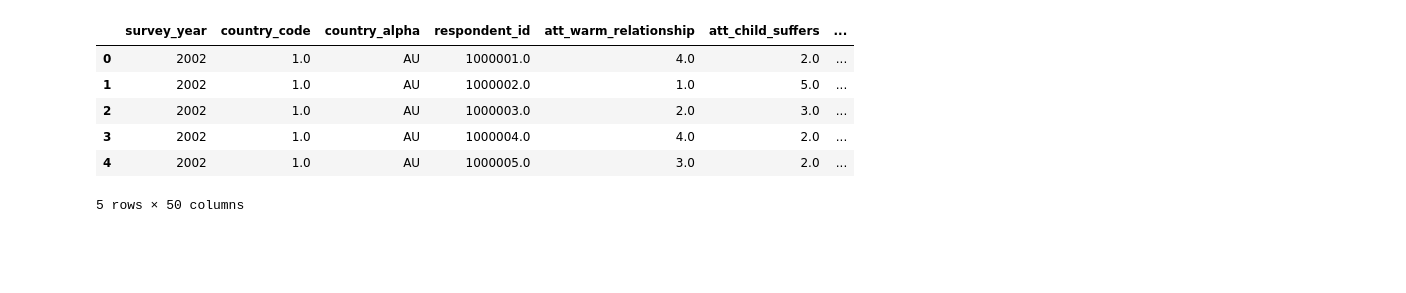
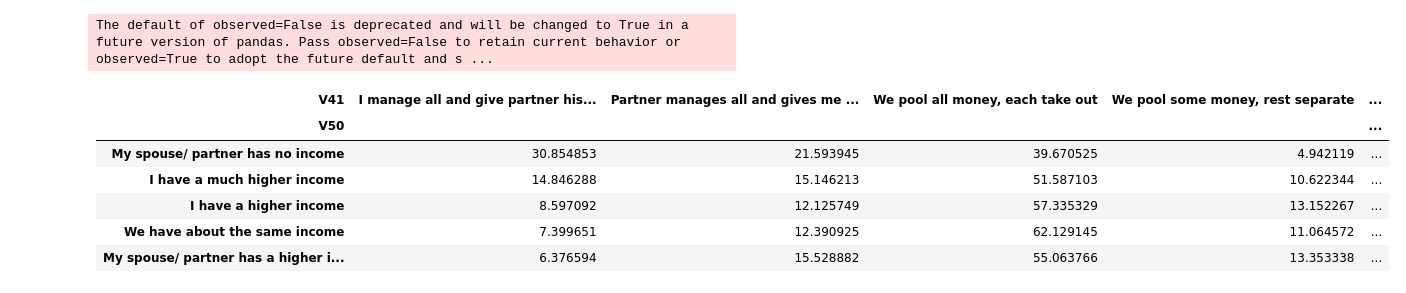
Before and after one commit to ashishpapanai/2025-02-ActionWords, a Jupyter notebook: notebooks/sidd.ipynb, the cells around one changed output. Saved outputs shown, nothing was run; the diff lists cells and outputs as text; code cells hidden in the pictures; blank space fills up the shorter version.

```diff
--- a/notebooks/sidd.ipynb
+++ b/notebooks/sidd.ipynb
@@ -9,0 +37,8 @@ df = pd.read_csv("../data/harmonized/issp_harmonized_2002_2012_2022.csv")
+# %%
+with pd.io.stata.StataReader("../dta files/2012.dta", convert_categoricals=True) as rdr:
+    cols = [c for c in rdr.variable_labels().keys() if c not in {"ISCO88", "SPISCO88"}]
+    df_2012 = rdr.read(columns=cols)
+
+with pd.io.stata.StataReader("../dta files/2002.dta", convert_categoricals=True) as rdr:
+    cols = [c for c in rdr.variable_labels().keys() if c not in ["v241","v247"]]
+    df_2002 = rdr.read(columns=cols)
@@ -10,10 +333,36 @@ df = pd.read_csv("../data/harmonized/issp_harmonized_2002_2012_2022.csv")
+# %%
+bad = "NAP, no partner (3 (AT,BE,CH,CL,ES,IN,IS,KR,NL,NO,PL,SK,US:2,3;AR,BG,CZ,PT:2,3,7;IL:3,7) in PARTLIV;TW:3-6 in MARITAL)"
+bad_v41 = {
+    "Don't know, KR: don't know, refused",
+    "No answer, CA: no answer, refused",
+}
+
+base = df_2012[
+    (df_2012["MARITAL"] == "Married")
+    & (df_2012["SEX"] == "Male")
+    & (df_2012["V50"] != bad)
+    & (~df_2012["V41"].isin(bad_v41))
+    & (df_2012["V41"] != bad)
+].copy()
+
+base["V50"] = base["V50"].cat.remove_unused_categories()
+base["V41"] = base["V41"].cat.remove_unused_categories()
+
+tab = (
+    base.groupby("V50")["V41"]
+        .value_counts(normalize=True)
+        .mul(100)
+        .unstack(fill_value=0)
+)
+# %% [output]
+The default of observed=False is deprecated and will be changed to True in a future version of pandas. Pass observed=False to retain current behavior or observed=True to adopt the future default and s ...
 # %%
-df.head()
+tab.head()
 # %% [output]
-|  | survey_year | country_code | country_alpha | respondent_id | att_warm_relationship | att_child_suffers | ... |
-| 0 | 2002 | 1.0 | AU | 1000001.0 | 4.0 | 2.0 | ... |
-| 1 | 2002 | 1.0 | AU | 1000002.0 | 1.0 | 5.0 | ... |
-| 2 | 2002 | 1.0 | AU | 1000003.0 | 2.0 | 3.0 | ... |
-| 3 | 2002 | 1.0 | AU | 1000004.0 | 4.0 | 2.0 | ... |
-| 4 | 2002 | 1.0 | AU | 1000005.0 | 3.0 | 2.0 | ... |
+| V41 | I manage all and give partner his... | Partner manages all and gives me ... | We pool all money, each take out | We pool some money, rest separate | ... |
+| V50 |  |  |  |  | ... |
+| My spouse/ partner has no income | 30.854853 | 21.593945 | 39.670525 | 4.942119 | ... |
+| I have a much higher income | 14.846288 | 15.146213 | 51.587103 | 10.622344 | ... |
+| I have a higher income | 8.597092 | 12.125749 | 57.335329 | 13.152267 | ... |
+| We have about the same income | 7.399651 | 12.390925 | 62.129145 | 11.064572 | ... |
+| My spouse/ partner has a higher i... | 6.376594 | 15.528882 | 55.063766 | 13.353338 | ... |
-5 rows × 50 columns
```
Also changed, not shown: parts of 50 cells of this notebook, 6 other files.
